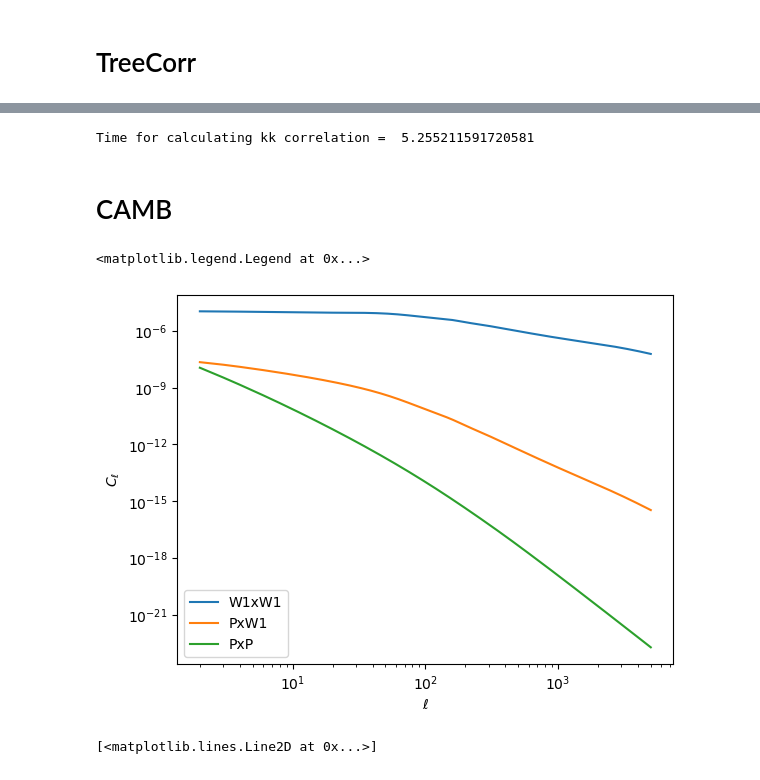
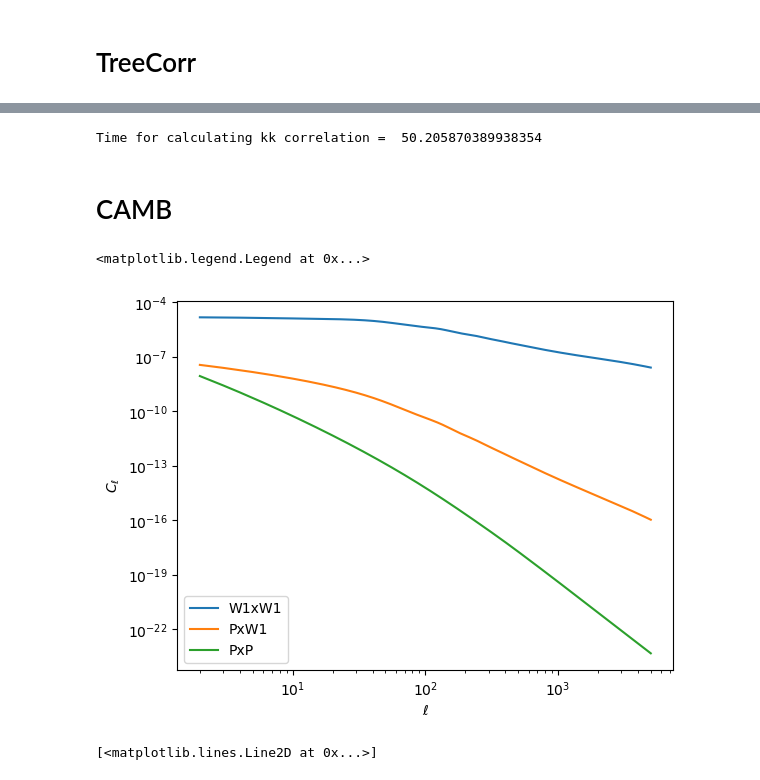
Before and after one commit to Roger-02/tese, a Jupyter notebook: teste_HIIM.ipynb, the cells around one changed output, grey strips where cells are left out. Drawn from its saved outputs; the diff is of its cells as text; code cells hidden in the pictures.

```diff
--- a/teste_HIIM.ipynb
+++ b/teste_HIIM.ipynb
@@ -178,5 +224,5 @@ Dec range: -89.82 to 89.82 deg
 # %%
-kk = treecorr.KKCorrelation(min_sep=1, max_sep=10, nbins=200, sep_units='degrees')
+kk = treecorr.KKCorrelation(min_sep=1, max_sep=10, nbins=100, sep_units='degrees')
 #print('bin_size = %.6f'%gg.bin_size)
 
 t1 = time.time()
@@ -189,7 +235,7 @@ xi = kk.xi
 varxi = kk.varxi
 #plt.errorbar(r[xi>0], xi[xi>0], yerr=varxi[xi>0])#, fmt='.')
 # %% [output]
-Time for calculating kk correlation =  5.255211591720581
+Time for calculating kk correlation =  50.205870389938354
 # %% [markdown]
 # CAMB
 # %%
@@ -201,36 +247,36 @@ from scipy.special import erf
 zs = np.arange(0.0, 1.5, 0.001)
 
 
 def W_err(z,zc,sz,smooth):
     return (erf((zc+sz-z)/(np.sqrt(2)*smooth))-erf((zc-sz-z)/(np.sqrt(2)*smooth)))/2
 
 # Get angular power spectrum for galaxy number counts and lensing
 pars = camb.CAMBparams()
-pars.set_cosmology(H0=70, ombh2=0.05, omch2=0.25)
-pars.InitPower.set_params(As=2e-9, ns=0.96)
+pars.set_cosmology(H0=H0, ombh2=Ob*h0**2, omch2=Ocdm*h0**2)
+pars.InitPower.set_params(As=As, ns=ns)
 lmax = 5000
 pars.set_for_lmax(lmax, lens_potential_accuracy=1)
 
 Ws=W_err(zs,0.7,0.1,0.01)
 
 pars.Want_CMB = False
 pars.NonLinear = model.NonLinear_both
 pars.SourceWindows = [SplinedSourceWindow(z=zs, W=Ws, bias_z=np.ones(len(zs)))]
 
 results = camb.get_results(pars)
 cls = results.get_source_cls_dict(raw_cl=True)
 
 # Note that P is CMB lensing, as a deflection angle power (i.e. PxP is [l(l+1)]^2C_l\phi\phi/2\pi)
 # lensing window functions are for kappa (and counts for the fractional angular number density)
 ls = np.arange(2, lmax + 1)
 for spectrum in ["W1xW1", "PxW1", "PxP"]:
     plt.loglog(ls, cls[spectrum][2 : lmax + 1], label=spectrum)
 plt.xlabel(r"$\ell$")
 plt.ylabel(r"$C_\ell$")
 plt.legend()
 # %% [output]
 <matplotlib.legend.Legend at 0x...>
-[figure, old version]
+[figure, new version]
 # %%
 plt.plot(zs,Ws)
 # %% [output]
```
Also changed, not shown: parts of 8 cells of this notebook, 1 other file.
